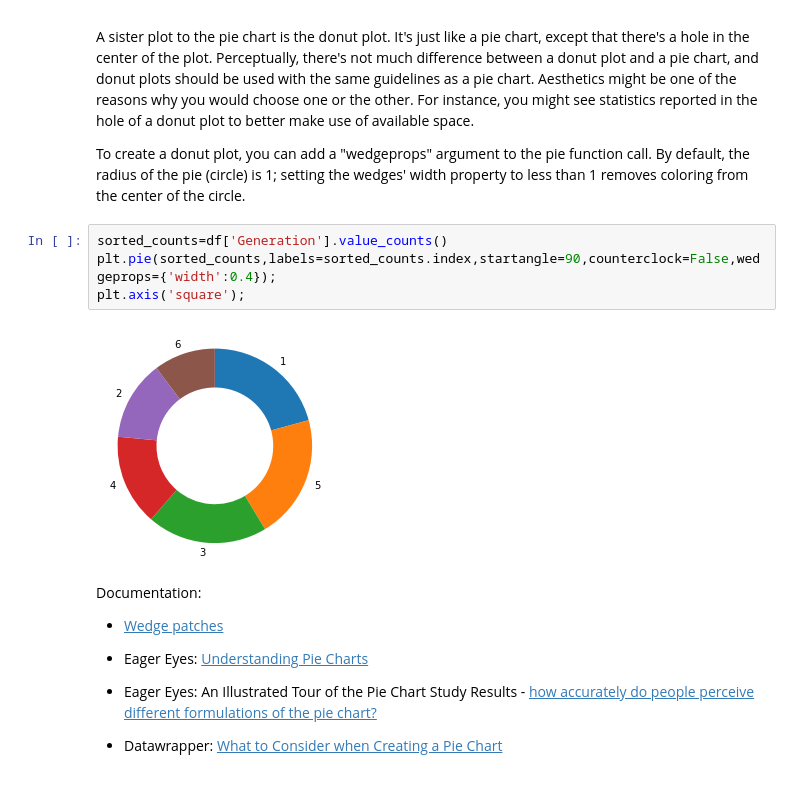
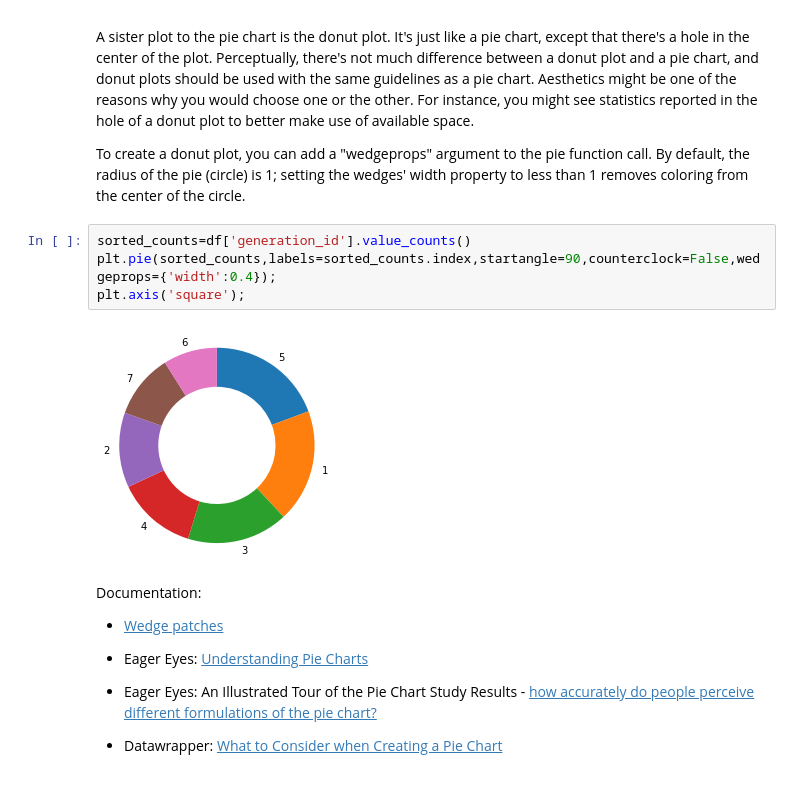
Before and after one commit to A2Amir/Data-Visualization-in-Data-Science-Process, a Jupyter notebook: Code/Pie Charts.ipynb, the cells around one changed output. Cells and saved outputs as stored; diff of their text form.

```diff
--- a/Code/Pie Charts.ipynb
+++ b/Code/Pie Charts.ipynb
@@ -47,11 +47,11 @@ A sister plot to the pie chart is the donut plot. It's just like a pie chart, ex
 
 To create a donut plot, you can add a "wedgeprops" argument to the pie function call. By default, the radius of the pie (circle) is 1; setting the wedges' width property to less than 1 removes coloring from the center of the circle.
 # %%
-sorted_counts=df['Generation'].value_counts()
+sorted_counts=df['generation_id'].value_counts()
 plt.pie(sorted_counts,labels=sorted_counts.index,startangle=90,counterclock=False,wedgeprops={'width':0.4});
 plt.axis('square');
 # %% [output]
-[figure, old version]
+[figure, new version]
 # %% [markdown]
 Documentation:
 
```
Also changed, not shown: parts of 2 cells of this notebook, 10 other files.
